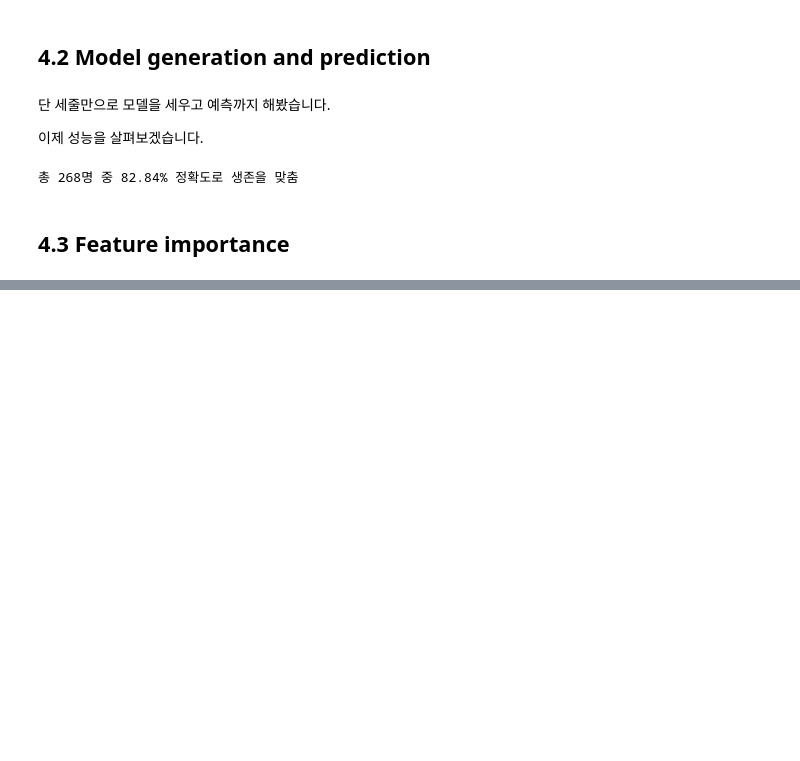
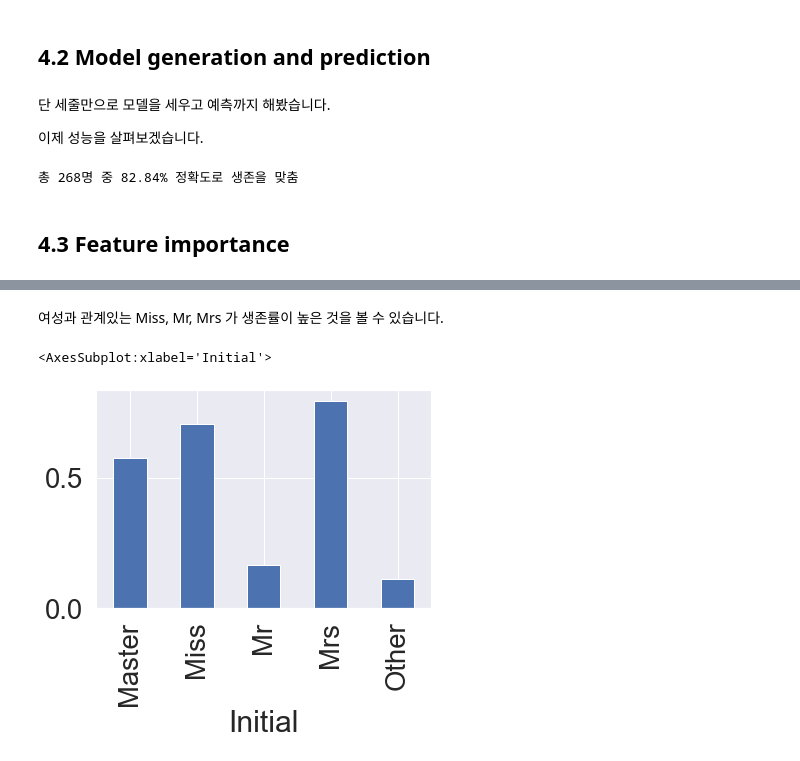
Before and after one commit to Haebuk/kagglestudy, a Jupyter notebook: Titanic competition/day2 유재성.ipynb, the cells around one changed output, grey strips where cells are left out. Saved outputs shown, nothing was run; the diff lists cells and outputs as text; code cells hidden in the pictures; blank space fills up the shorter version.

```diff
--- a/Titanic competition/day2 유재성.ipynb
+++ b/Titanic competition/day2 유재성.ipynb
@@ -377,0 +446,6 @@ print('총 {}명 중 {:.2f}% 정확도로 생존을 맞춤'.format(y_vld.shape[0
+# %%
+df_train = pd.read_csv('./train.csv')
+df_test = pd.read_csv('./test.csv')
+# %%
+df_train['FamilySize'] = df_train['SibSp'] + df_train['Parch'] + 1
+df_test['FamilySize'] = df_test['SibSp'] + df_test['Parch'] + 1
@@ -377,0 +454,3 @@ print('총 {}명 중 {:.2f}% 정확도로 생존을 맞춤'.format(y_vld.shape[0
+# %%
+df_train['Fare'] = df_train['Fare'].map(lambda i: np.log(i) if i > 0 else 0)
+df_test['Fare'] = df_test['Fare'].map(lambda i: np.log(i) if i > 0 else 0)
@@ -377,0 +479,3 @@ print('총 {}명 중 {:.2f}% 정확도로 생존을 맞춤'.format(y_vld.shape[0
+# %%
+df_train['Initial'] = df_train.Name.str.extract('([A-Za-z]+)\.')
+df_test['Initial'] = df_test.Name.str.extract('([A-Za-z]+)\.')
@@ -377,0 +508,7 @@ print('총 {}명 중 {:.2f}% 정확도로 생존을 맞춤'.format(y_vld.shape[0
+# %% [markdown]
+여성과 관계있는 Miss, Mr, Mrs 가 생존률이 높은 것을 볼 수 있습니다.
+# %%
+df_train.groupby('Initial')['Survived'].mean().plot.bar()
+# %% [output]
+<AxesSubplot:xlabel='Initial'>
+[figure, added]
```
Also changed, not shown: parts of 102 cells of this notebook.
